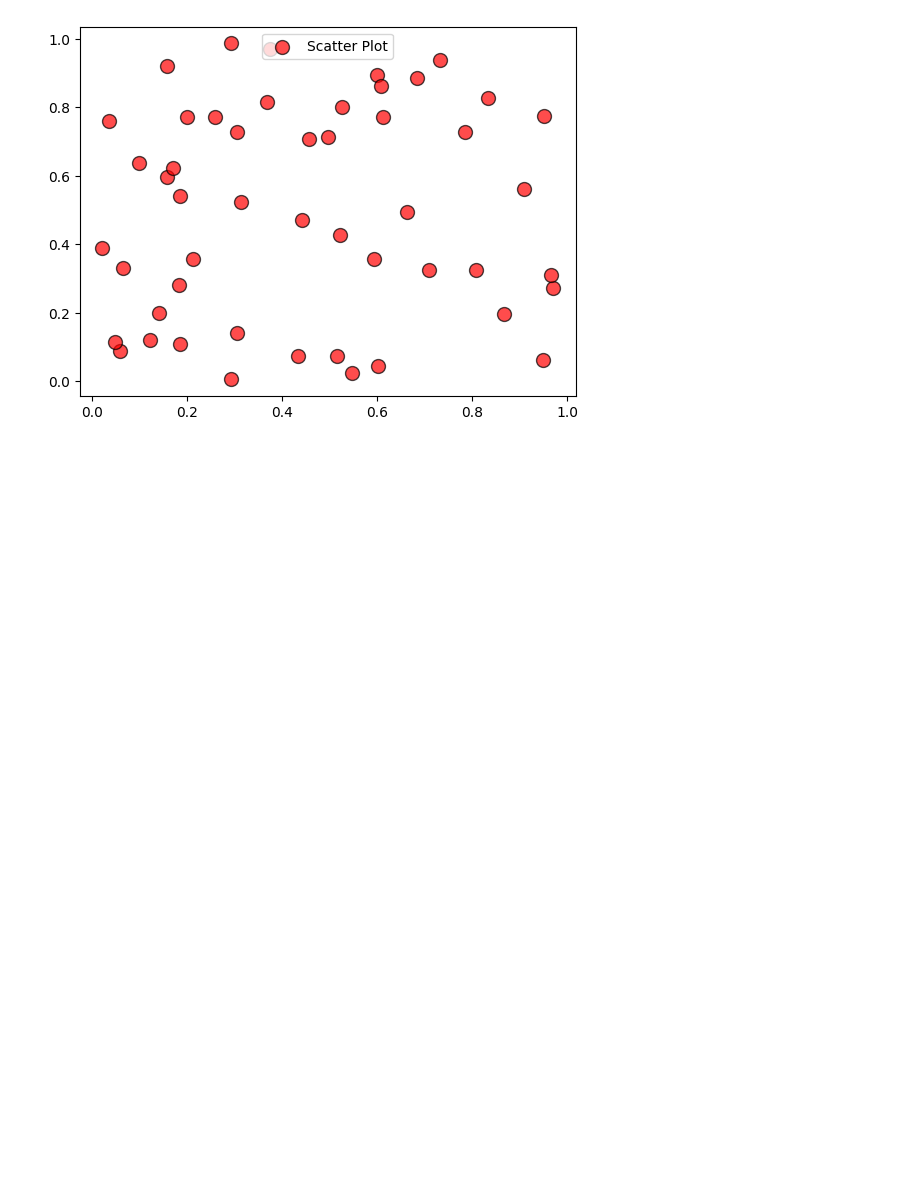
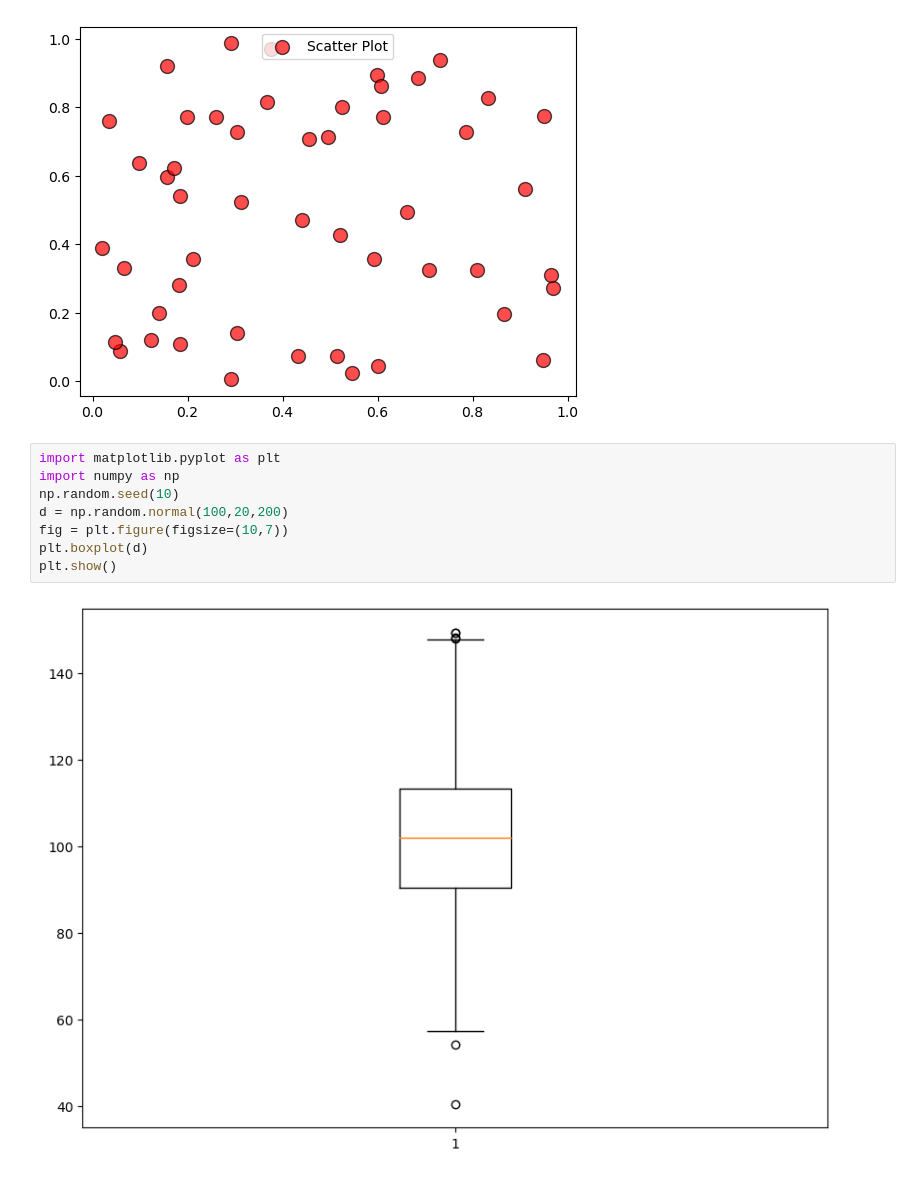
Before and after one commit to fieryprofessor/ML-LAB-jupyter-notebooks-, a Jupyter notebook: ML_Matplotlib_Notebook.ipynb, the cells around one changed output. Saved outputs shown, nothing was run; the diff lists cells and outputs as text; blank space fills up the shorter version.

```diff
--- a/ML_Matplotlib_Notebook.ipynb
+++ b/ML_Matplotlib_Notebook.ipynb
@@ -112,3 +112,13 @@ plt.legend(loc=9)
 plt.show()
 # %% [output]
 [figure]
+# %%
+import matplotlib.pyplot as plt
+import numpy as np
+np.random.seed(10)
+d = np.random.normal(100,20,200)
+fig = plt.figure(figsize=(10,7))
+plt.boxplot(d)
+plt.show()
+# %% [output]
+[figure, added]
```
Also changed, not shown: parts of 2 cells of this notebook, 3 other files.
